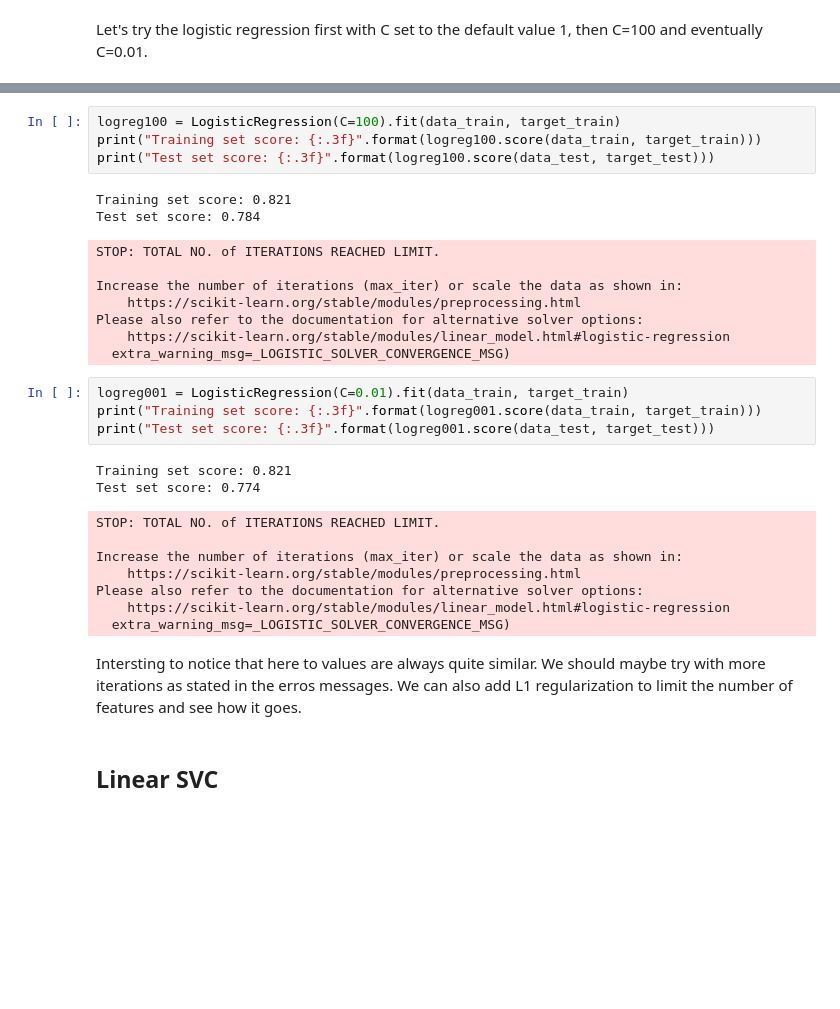
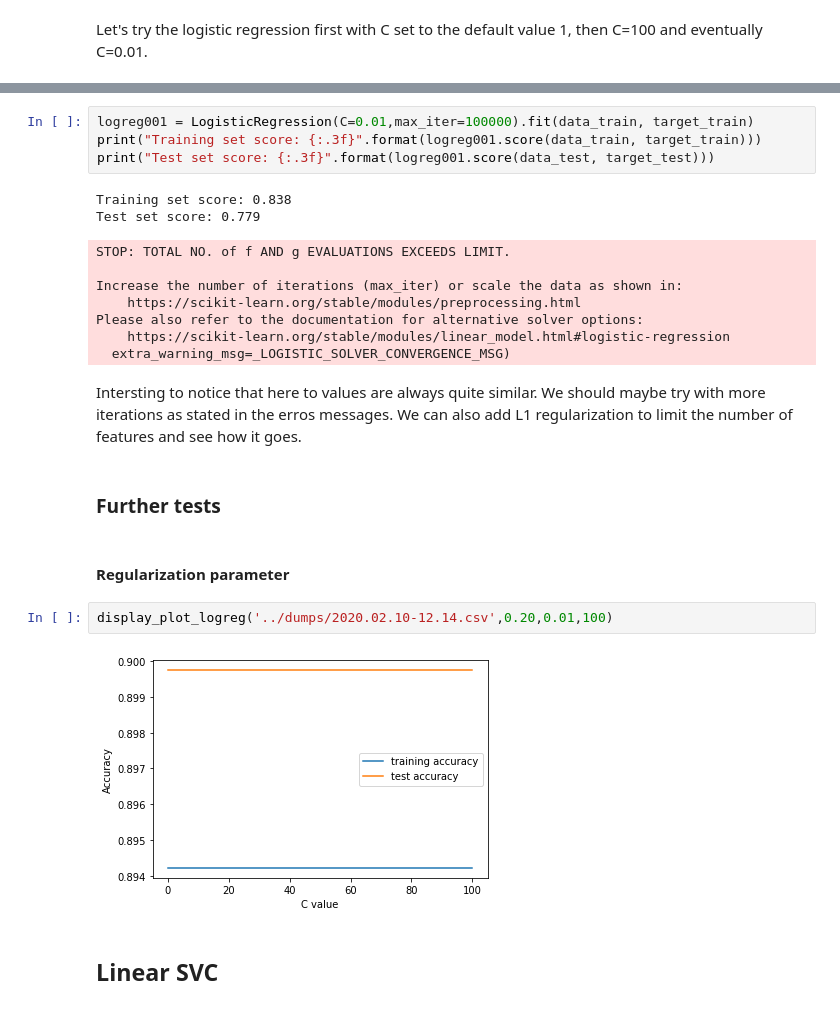
Before and after one commit to roussieau/masterthesis, a Jupyter notebook: src/machine_learning/Linear Models.ipynb, the cells around one changed output, grey strips where cells are left out. Drawn from its saved outputs; the diff is of its cells as text; blank space fills up the shorter version.

```diff
--- a/src/machine_learning/Linear Models.ipynb
+++ b/src/machine_learning/Linear Models.ipynb
@@ -49,34 +51,28 @@ Please also refer to the documentation for alternative solver options:
 # %%
-logreg100 = LogisticRegression(C=100).fit(data_train, target_train)
-print("Training set score: {:.3f}".format(logreg100.score(data_train, target_train)))
-print("Test set score: {:.3f}".format(logreg100.score(data_test, target_test)))
+logreg001 = LogisticRegression(C=0.01,max_iter=100000).fit(data_train, target_train)
+print("Training set score: {:.3f}".format(logreg001.score(data_train, target_train)))
+print("Test set score: {:.3f}".format(logreg001.score(data_test, target_test)))
 # %% [output]
-Training set score: 0.821
-Test set score: 0.784
+Training set score: 0.838
+Test set score: 0.779
-STOP: TOTAL NO. of ITERATIONS REACHED LIMIT.
+STOP: TOTAL NO. of f AND g EVALUATIONS EXCEEDS LIMIT.
 
 Increase the number of iterations (max_iter) or scale the data as shown in:
     https://scikit-learn.org/stable/modules/preprocessing.html
 Please also refer to the documentation for alternative solver options:
     https://scikit-learn.org/stable/modules/linear_model.html#logistic-regression
   extra_warning_msg=_LOGISTIC_SOLVER_CONVERGENCE_MSG)
-# %%
-logreg001 = LogisticRegression(C=0.01).fit(data_train, target_train)
-print("Training set score: {:.3f}".format(logreg001.score(data_train, target_train)))
-print("Test set score: {:.3f}".format(logreg001.score(data_test, target_test)))
-# %% [output]
-Training set score: 0.821
-Test set score: 0.774
-STOP: TOTAL NO. of ITERATIONS REACHED LIMIT.
-
-Increase the number of iterations (max_iter) or scale the data as shown in:
-    https://scikit-learn.org/stable/modules/preprocessing.html
-Please also refer to the documentation for alternative solver options:
-    https://scikit-learn.org/stable/modules/linear_model.html#logistic-regression
-  extra_warning_msg=_LOGISTIC_SOLVER_CONVERGENCE_MSG)
 # %% [markdown]
 Intersting to notice that here to values are always quite similar. We should maybe try with more iterations as stated in the erros messages.
 We can also add L1 regularization to limit the number of features and see how it goes.
+# %% [markdown]
+### Further tests
+# %% [markdown]
+#### Regularization parameter
+# %%
+display_plot_logreg('../dumps/2020.02.10-12.14.csv',0.20,0.01,100)
+# %% [output]
+[figure, added]
 # %% [markdown]
 ## Linear SVC
 # %% [markdown]
```
Also changed, not shown: parts of 15 cells of this notebook, 16 other files.
